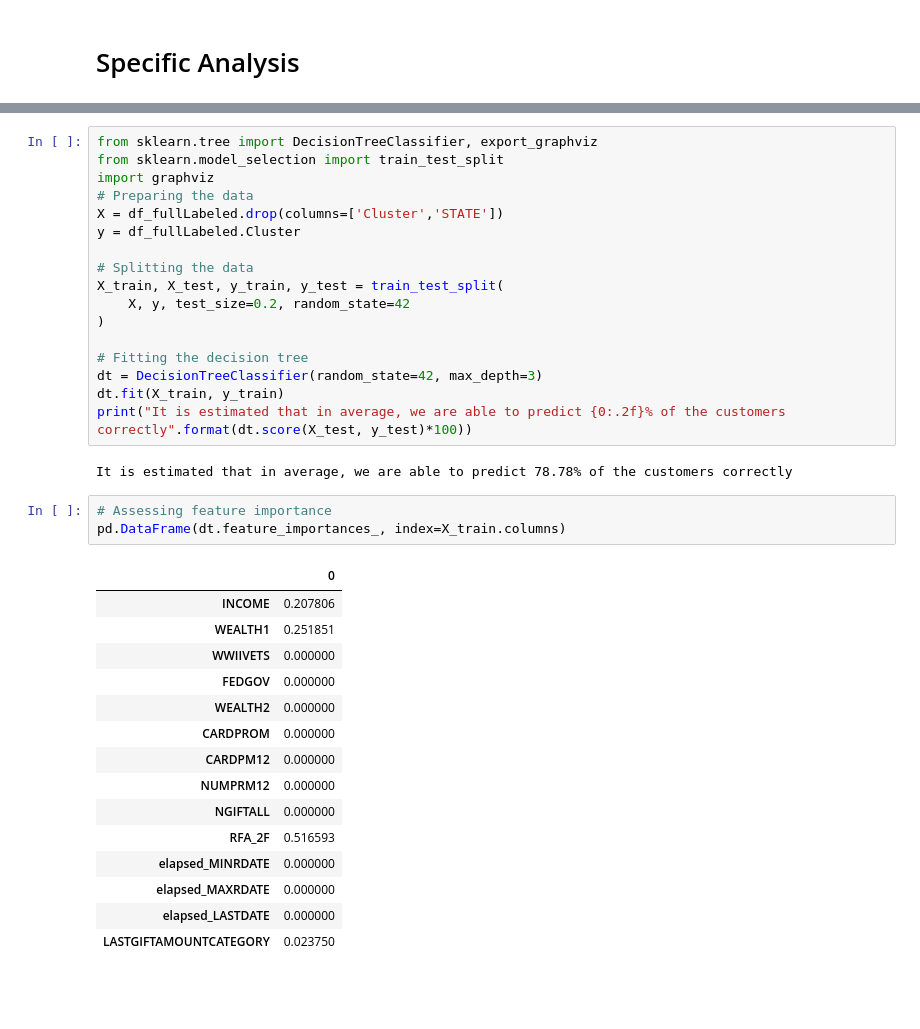
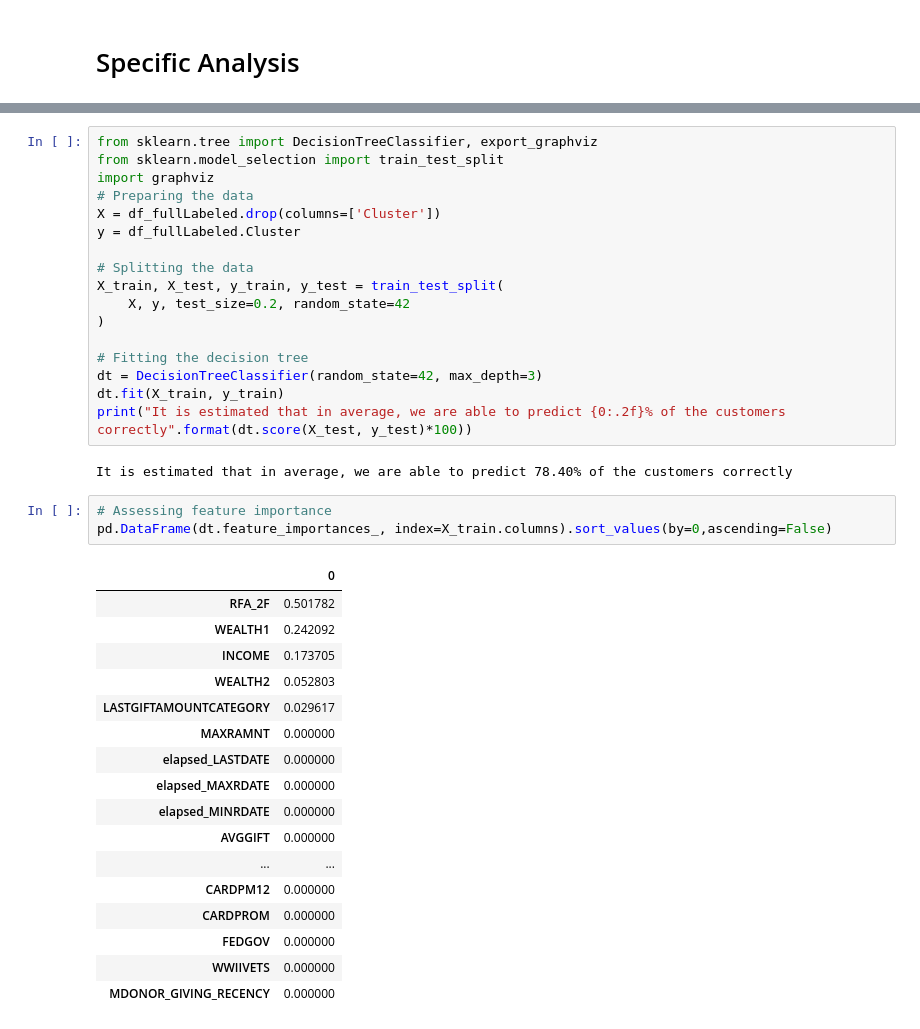
Before and after one commit to felipe-costa/MADS, a Jupyter notebook: Data Minning/Project_v2/3-Profilling_v1.0.ipynb, the cells around one changed output, grey strips where cells are left out. Drawn from its saved outputs; the diff is of its cells as text; blank space fills up the shorter version.

```diff
--- a/Data Minning/Project_v2/3-Profilling_v1.0.ipynb
+++ b/Data Minning/Project_v2/3-Profilling_v1.0.ipynb
@@ -292,7 +260,7 @@ from sklearn.tree import DecisionTreeClassifier, export_graphviz
 from sklearn.model_selection import train_test_split
 import graphviz
 # Preparing the data
-X = df_fullLabeled.drop(columns=['Cluster','STATE'])
+X = df_fullLabeled.drop(columns=['Cluster'])
 y = df_fullLabeled.Cluster
 
 # Splitting the data
@@ -305,26 +273,28 @@ dt = DecisionTreeClassifier(random_state=42, max_depth=3)
 dt.fit(X_train, y_train)
 print("It is estimated that in average, we are able to predict {0:.2f}% of the customers correctly".format(dt.score(X_test, y_test)*100))
 # %% [output]
-It is estimated that in average, we are able to predict 78.78% of the customers correctly
+It is estimated that in average, we are able to predict 78.40% of the customers correctly
 # %%
 # Assessing feature importance
-pd.DataFrame(dt.feature_importances_, index=X_train.columns)
+pd.DataFrame(dt.feature_importances_, index=X_train.columns).sort_values(by=0,ascending=False)
 # %% [output]
 |  | 0 |
-| INCOME | 0.207806 |
-| WEALTH1 | 0.251851 |
+| RFA_2F | 0.501782 |
+| WEALTH1 | 0.242092 |
+| INCOME | 0.173705 |
+| WEALTH2 | 0.052803 |
+| LASTGIFTAMOUNTCATEGORY | 0.029617 |
+| MAXRAMNT | 0.000000 |
+| elapsed_LASTDATE | 0.000000 |
+| elapsed_MAXRDATE | 0.000000 |
+| elapsed_MINRDATE | 0.000000 |
+| AVGGIFT | 0.000000 |
+| ... | ... |
+| CARDPM12 | 0.000000 |
+| CARDPROM | 0.000000 |
+| FEDGOV | 0.000000 |
 | WWIIVETS | 0.000000 |
-| FEDGOV | 0.000000 |
-| WEALTH2 | 0.000000 |
-| CARDPROM | 0.000000 |
-| CARDPM12 | 0.000000 |
-| NUMPRM12 | 0.000000 |
-| NGIFTALL | 0.000000 |
-| RFA_2F | 0.516593 |
-| elapsed_MINRDATE | 0.000000 |
-| elapsed_MAXRDATE | 0.000000 |
-| elapsed_LASTDATE | 0.000000 |
-| LASTGIFTAMOUNTCATEGORY | 0.023750 |
+| MDONOR_GIVING_RECENCY | 0.000000 |
 # %%
 # Visualizing the decision tree
 dot_data = export_graphviz(dt, out_file=None,
```
Also changed, not shown: parts of 9 cells of this notebook, 4 other files.
